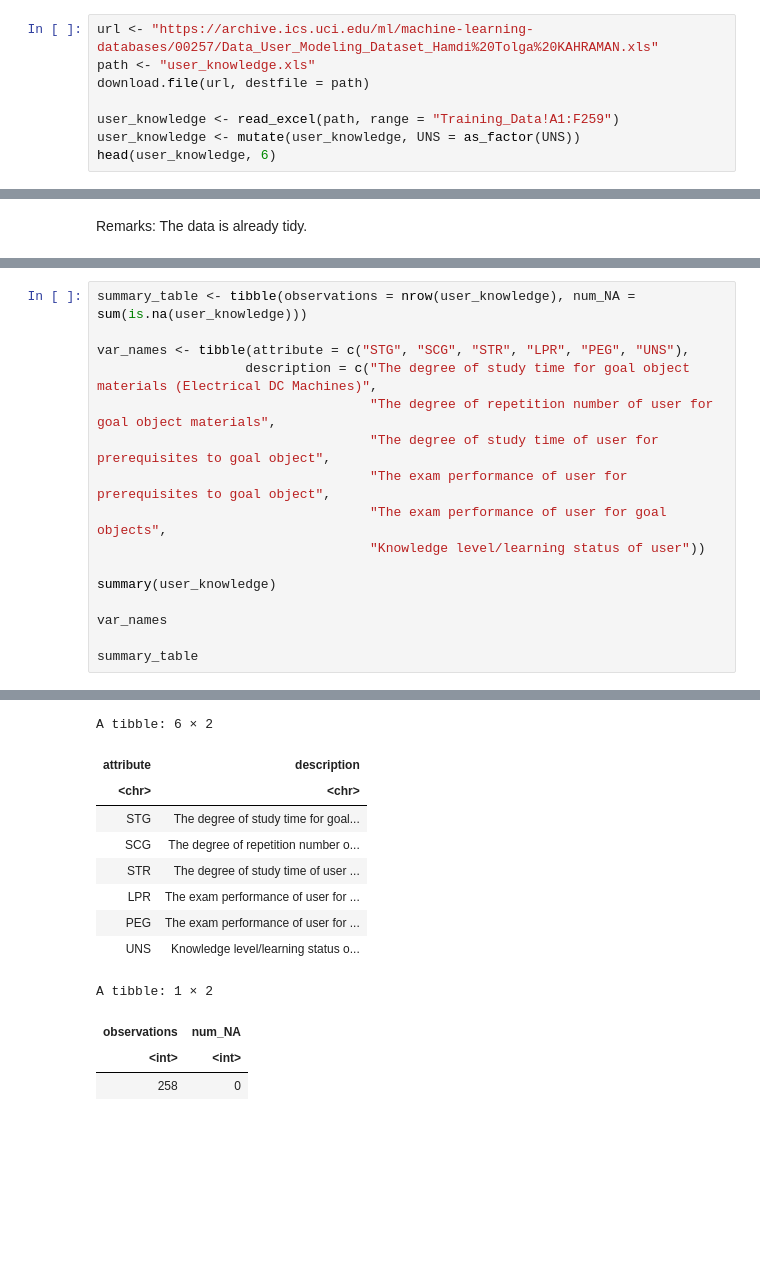
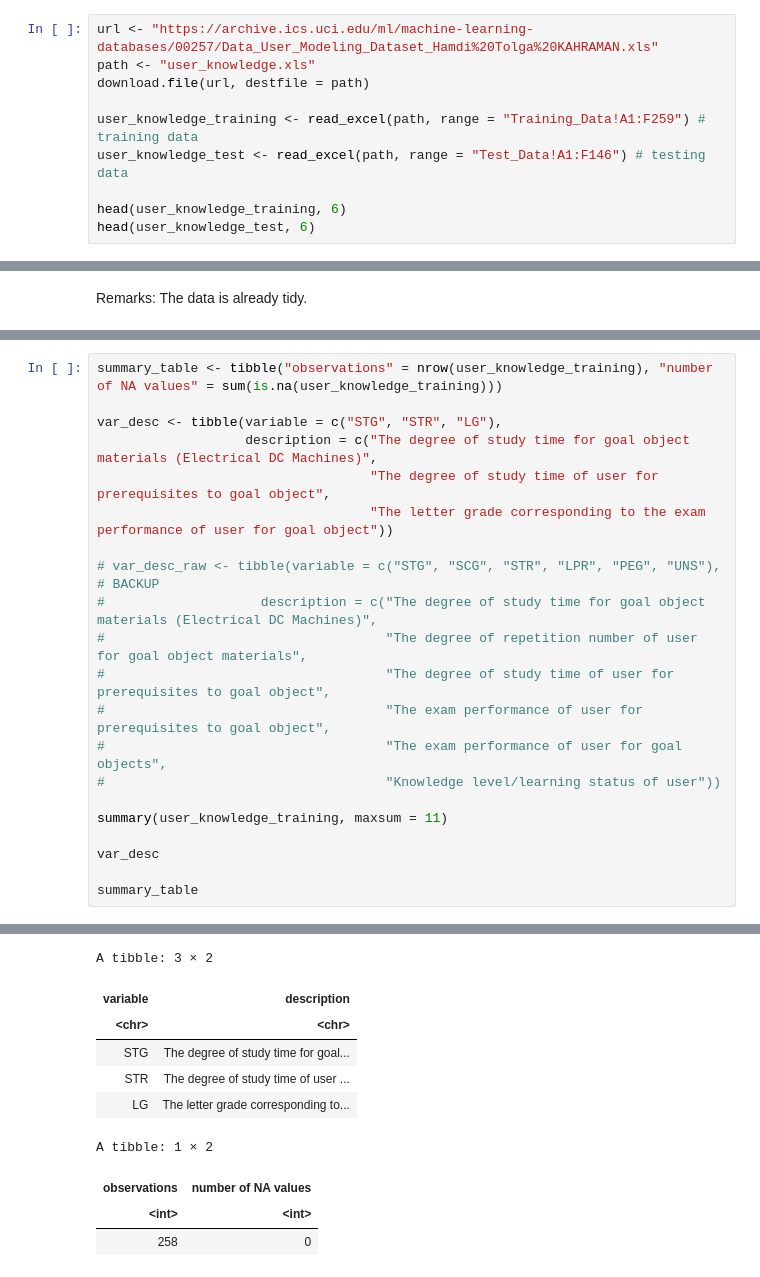
Before and after one commit to R0yBoy/DSCI100_Project, a Jupyter notebook: Project Proposal.ipynb, the cells around one changed output, grey strips where cells are left out. Cells and saved outputs as stored; diff of their text form; blank space fills up the shorter version.

```diff
--- a/Project Proposal.ipynb
+++ b/Project Proposal.ipynb
@@ -33,9 +36,11 @@ url <- "https://archive.ics.uci.edu/ml/machine-learning-databases/00257/Data_Use
 path <- "user_knowledge.xls"
 download.file(url, destfile = path)
 
-user_knowledge <- read_excel(path, range = "Training_Data!A1:F259")
-user_knowledge <- mutate(user_knowledge, UNS = as_factor(UNS))
-head(user_knowledge, 6)
+user_knowledge_training <- read_excel(path, range = "Training_Data!A1:F259") # training data
+user_knowledge_test <- read_excel(path, range = "Test_Data!A1:F146") # testing data
+
+head(user_knowledge_training, 6)
+head(user_knowledge_test, 6)
 # %% [output]
 A tibble: 6 × 6
 | STG | SCG | STR | LPR | PEG | UNS |
@@ -53,17 +133,22 @@ Remarks: The data is already tidy.
 # %%
-summary_table <- tibble(observations = nrow(user_knowledge), num_NA = sum(is.na(user_knowledge)))
+summary_table <- tibble("observations" = nrow(user_knowledge_training), "number of NA values" = sum(is.na(user_knowledge_training)))
 
-var_names <- tibble(attribute = c("STG", "SCG", "STR", "LPR", "PEG", "UNS"),
+var_desc <- tibble(variable = c("STG", "STR", "LG"),
                    description = c("The degree of study time for goal object materials (Electrical DC Machines)",
-                                   "The degree of repetition number of user for goal object materials",
                                    "The degree of study time of user for prerequisites to goal object",
-                                   "The exam performance of user for prerequisites to goal object",
-                                   "The exam performance of user for goal objects",
-                                   "Knowledge level/learning status of user"))
+                                   "The letter grade corresponding to the exam performance of user for goal object"))
 
-summary(user_knowledge)
+# var_desc_raw <- tibble(variable = c("STG", "SCG", "STR", "LPR", "PEG", "UNS"), # BACKUP
+#                    description = c("The degree of study time for goal object materials (Electrical DC Machines)",
+#                                    "The degree of repetition number of user for goal object materials",
+#                                    "The degree of study time of user for prerequisites to goal object",
+#                                    "The exam performance of user for prerequisites to goal object",
+#                                    "The exam performance of user for goal objects",
+#                                    "Knowledge level/learning status of user"))
 
-var_names
+summary(user_knowledge_training, maxsum = 11)
+
+var_desc
 
 summary_table
 # %% [output]
@@ -84,13 +167,10 @@ summary_table
-A tibble: 6 × 2
+A tibble: 3 × 2
-| attribute | description |
+| variable | description |
 | <chr> | <chr> |
 | STG | The degree of study time for goal... |
-| SCG | The degree of repetition number o... |
 | STR | The degree of study time of user ... |
-| LPR | The exam performance of user for ... |
-| PEG | The exam performance of user for ... |
-| UNS | Knowledge level/learning status o... |
+| LG | The letter grade corresponding to... |
 A tibble: 1 × 2
-| observations | num_NA |
+| observations | number of NA values |
 | <int> | <int> |
 | 258 | 0 |
```
Also changed, not shown: parts of 14 cells of this notebook, 1 other file.
